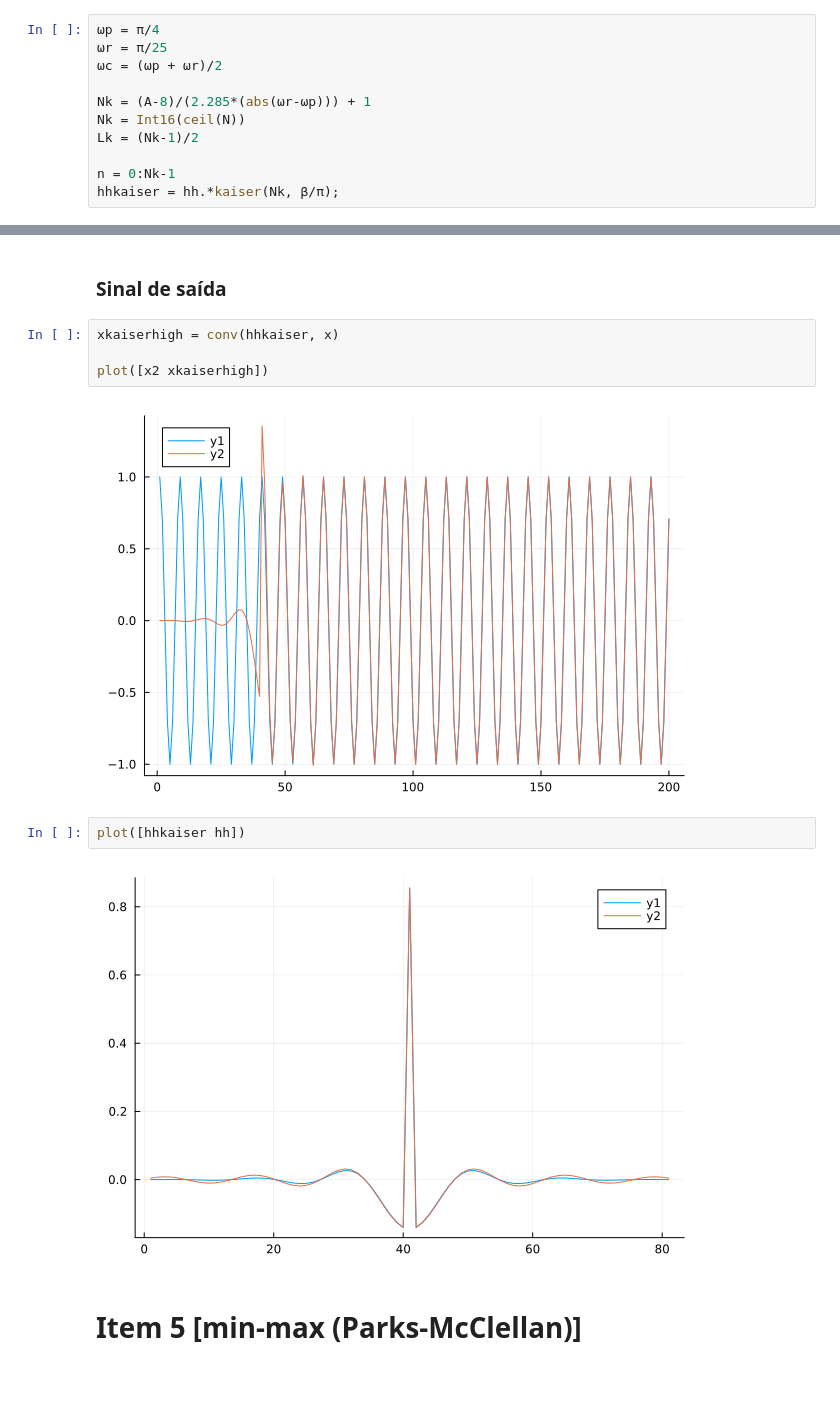
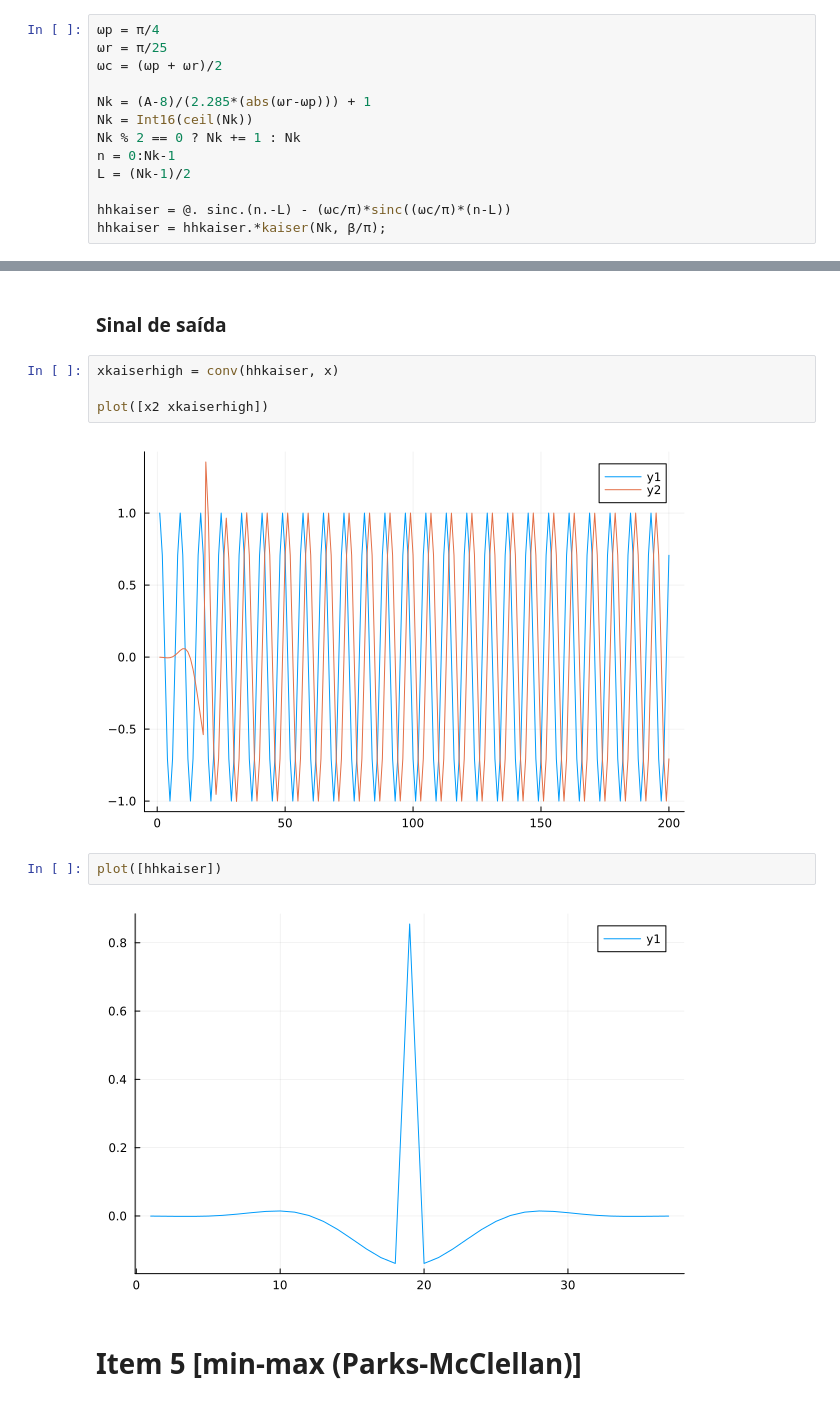
Before and after one commit to HenriqueLefundes/EP2_PES, a Jupyter notebook: EP2.ipynb, the cells around one changed output, grey strips where cells are left out. Cells and saved outputs as stored; diff of their text form.

Commit message:
Major fix in Kaiser windows and High Pass minmax implemented

```diff
--- a/EP2.ipynb
+++ b/EP2.ipynb
@@ -219,11 +262,13 @@ Ao comparar a saída do filtro e a saída esperada, é possível dizer que o res
 ωc = (ωp + ωr)/2
 
 Nk = (A-8)/(2.285*(abs(ωr-ωp))) + 1
-Nk = Int16(ceil(N))
-Lk = (Nk-1)/2
+Nk = Int16(ceil(Nk))
+Nk % 2 == 0 ? Nk += 1 : Nk
+n = 0:Nk-1
+L = (Nk-1)/2
 
-n = 0:Nk-1
-hhkaiser = hh.*kaiser(Nk, β/π);
+hhkaiser = @. sinc.(n.-L) - (ωc/π)*sinc((ωc/π)*(n-L))
+hhkaiser = hhkaiser.*kaiser(Nk, β/π);
 # %% [markdown]
 ### Resposta no tempo
 # %%
@@ -250,11 +295,11 @@ xkaiserhigh = conv(hhkaiser, x)
 
 plot([x2 xkaiserhigh])
 # %% [output]
-[figure, old version]
+[figure, new version]
 # %%
-plot([hhkaiser hh])
+plot([hhkaiser])
 # %% [output]
-[figure, old version]
+[figure, new version]
 # %% [markdown]
 # Item 5 [min-max (Parks-McClellan)]
 # %% [markdown]
```
Also changed, not shown: parts of 21 cells of this notebook.
